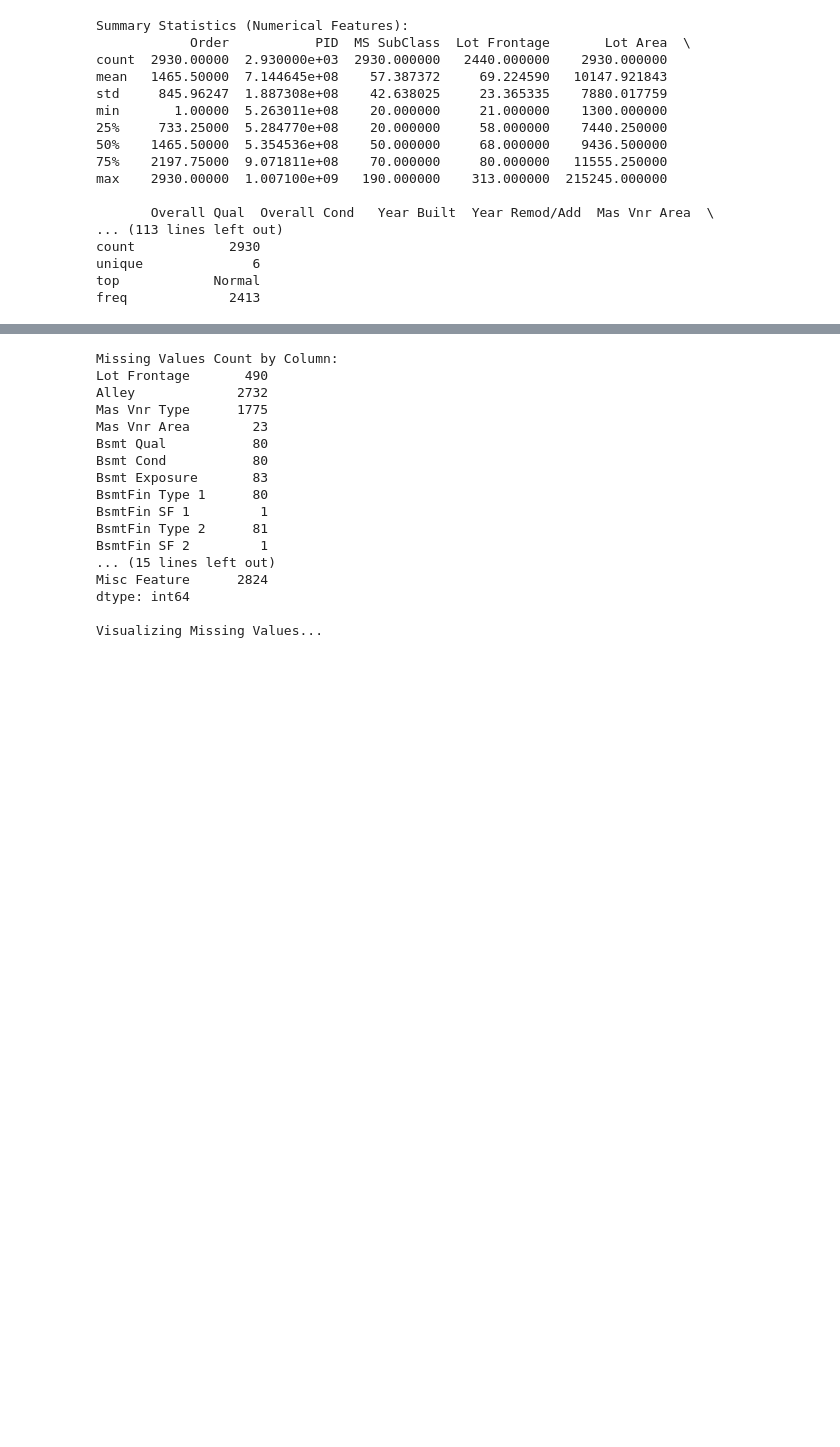
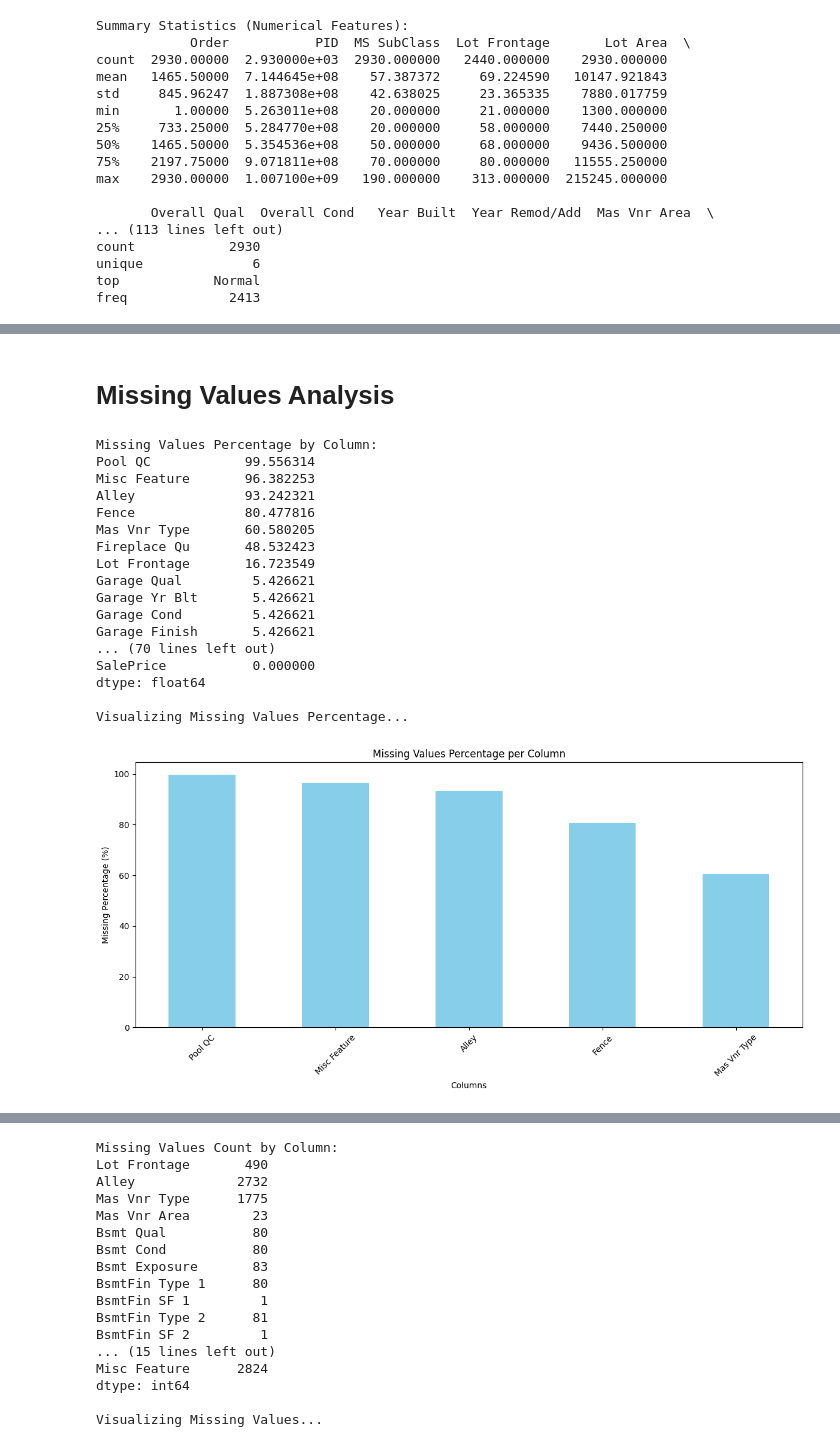
Before and after one commit to Ashutosh-Jarag/House-prices-Prediction, a Jupyter notebook: analysis/EDA.ipynb, the cells around one changed output, grey strips where cells are left out. Saved outputs shown, nothing was run; the diff lists cells and outputs as text; code cells hidden in the pictures; blank space fills up the shorter version.

Commit message:
missing values and outelier detection

```diff
--- a/analysis/EDA.ipynb
+++ b/analysis/EDA.ipynb
@@ -104,0 +186,24 @@ freq             2413
+# %% [markdown]
+# Missing Values Analysis
+# %%
+missing_value_percentage = MissingvaluePerPercentage()
+missing_value_percentage.analyze(df)
+# %% [output]
+Missing Values Percentage by Column:
+Pool QC            99.556314
+Misc Feature       96.382253
+Alley              93.242321
+Fence              80.477816
+Mas Vnr Type       60.580205
+Fireplace Qu       48.532423
+Lot Frontage       16.723549
+Garage Qual         5.426621
+Garage Yr Blt       5.426621
+Garage Cond         5.426621
+Garage Finish       5.426621
+... (70 lines left out)
+SalePrice           0.000000
+dtype: float64
+
+Visualizing Missing Values Percentage...
+[figure, added]
```
Also changed, not shown: parts of 12 cells of this notebook, 3 other files.
